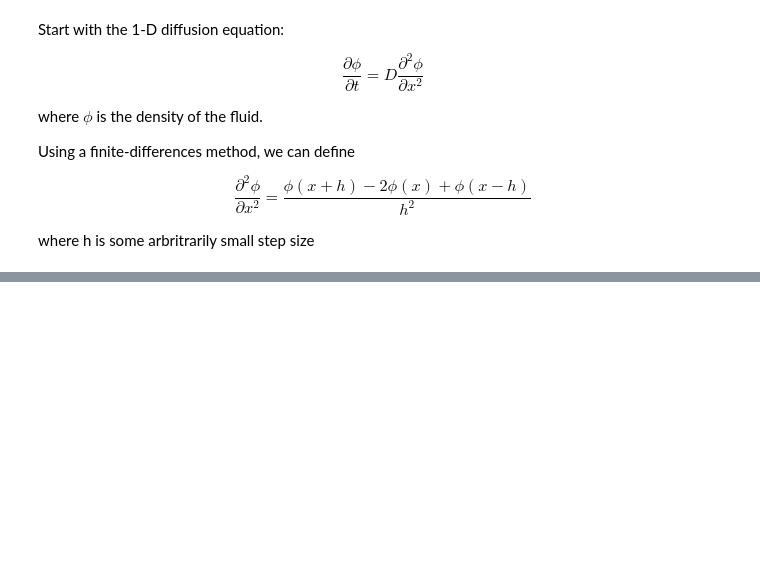
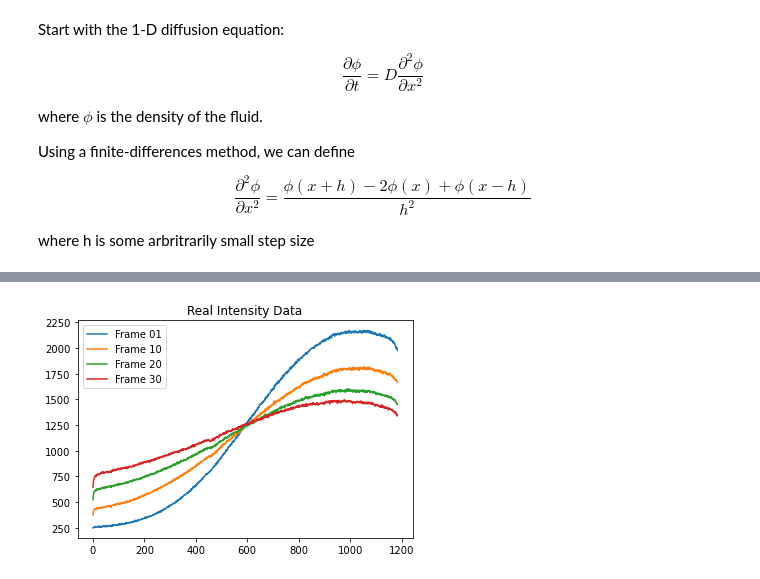
Before and after one commit to brandonhieunguyen/129L_project, a Jupyter notebook: main.ipynb, the cells around one changed output, grey strips where cells are left out. Saved outputs shown, nothing was run; the diff lists cells and outputs as text; code cells hidden in the pictures; blank space fills up the shorter version.

```diff
--- a/main.ipynb
+++ b/main.ipynb
@@ -93,8 +63,0 @@ plt.show()
-# %%
-for frame in ['01', '10', '20', '30', '40']:
-    intensities = pd.read_csv(f'intensity_data/frame_{frame}.csv')['Value']
-    w = 30
-    plt.plot(intensities, label=frame)
-    print(f'{(intensities[592 + w] - intensities[592 - w]) / (2 * w):.2f}')
-plt.legend()
-plt.show()
@@ -113,0 +76,9 @@ plt.show()
+# %%
+for frame in ['01', '10', '20', '30']:
+    intensities = pd.read_csv(f'intensity_data/frame_{frame}.csv')['Value']
+    plt.plot(intensities, label=f'Frame {frame}')
+plt.title('Real Intensity Data')
+plt.legend()
+plt.show()
+# %% [output]
+[figure, added]
```
Also changed, not shown: parts of 23 cells of this notebook.
